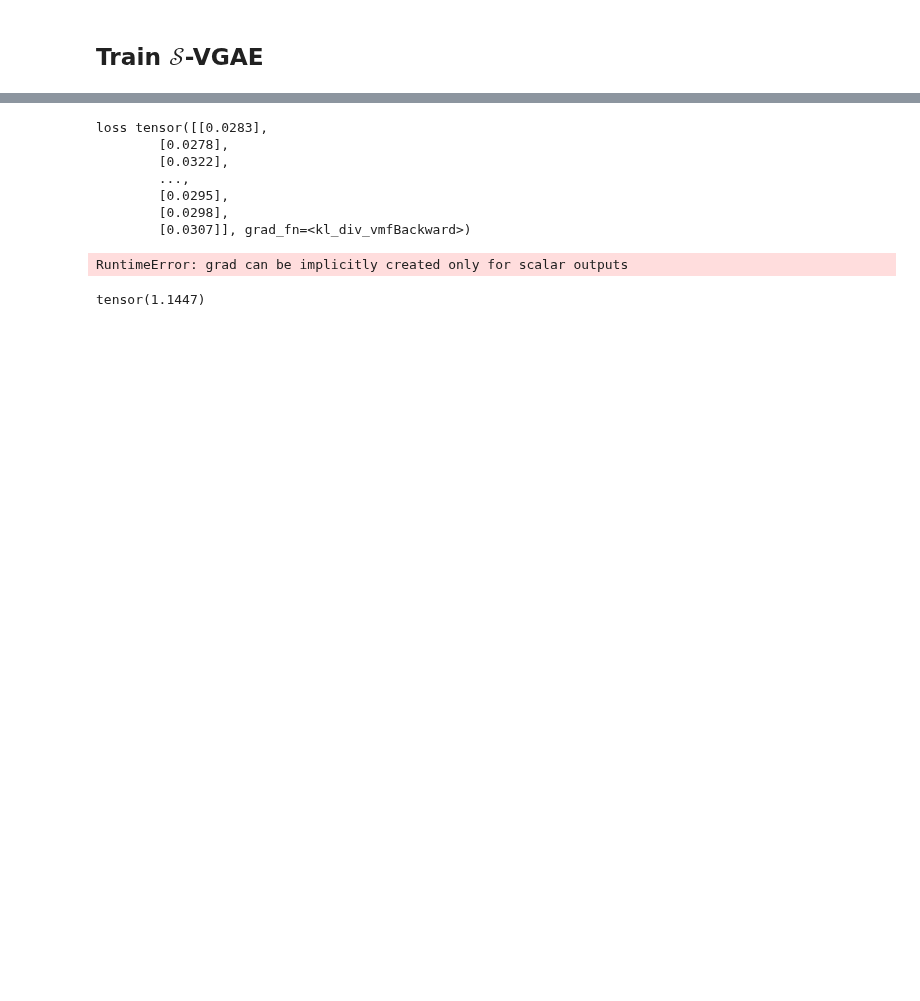
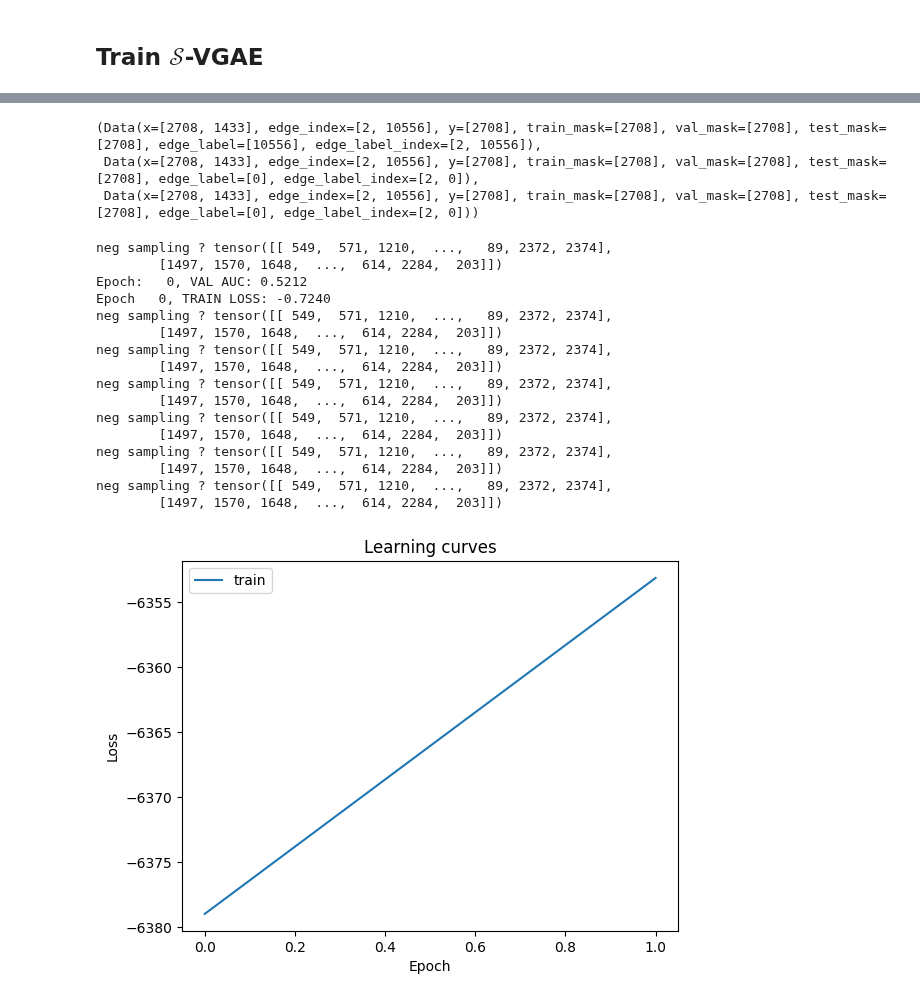
Before and after one commit to vdng9338/projet-compstats-2023, a Jupyter notebook: Code/training.ipynb, the cells around one changed output, grey strips where cells are left out. Drawn from its saved outputs; the diff is of its cells as text; code cells hidden in the pictures; blank space fills up the shorter version.

Commit message:
begin train vMF (degugging)

```diff
--- a/Code/training.ipynb
+++ b/Code/training.ipynb
@@ -76,5 +73,5 @@ tensor([[ 1.0000,  0.1624,  0.0029,  ..., -0.0420, -0.1526, -0.1205],
 # %%
-num_epochs = 2
+num_epochs = 200
 lr = 0.01
 optimizer = torch.optim.Adam(s_vgae.parameters(), lr=lr)
 # %% [markdown]
@@ -82,6 +85,14 @@ optimizer = torch.optim.Adam(s_vgae.parameters(), lr=lr)
+# %%
+neg_sampling(dataset[0])
+# %% [output]
+(Data(x=[2708, 1433], edge_index=[2, 10556], y=[2708], train_mask=[2708], val_mask=[2708], test_mask=[2708], edge_label=[10556], edge_label_index=[2, 10556]),
+ Data(x=[2708, 1433], edge_index=[2, 10556], y=[2708], train_mask=[2708], val_mask=[2708], test_mask=[2708], edge_label=[0], edge_label_index=[2, 0]),
+ Data(x=[2708, 1433], edge_index=[2, 10556], y=[2708], train_mask=[2708], val_mask=[2708], test_mask=[2708], edge_label=[0], edge_label_index=[2, 0]))
 # %%
-log_loss = []
-
+log_loss = {'train': [] }
+log_metrics = {'val_auc' : [],
+               'val_ap' : []}
+# neg_sampling = RandomLinkSplit(num_val=0., num_test=0., is_undirected=True, split_labels=False, add_negative_train_samples=True)
 for epoch in range(num_epochs):
     kl = kl_div_vmf.apply
 
@@ -89,28 +100,55 @@ for epoch in range(num_epochs):
 
     output, mus, logkappas = s_vgae(train_data.x.to(device), train_data.edge_label_index.to(device) )
     kappas = torch.exp(logkappas)
-    loss = kl(mus, kappas)
-    print('loss', loss)
+    loss = reconstruction_loss(output, train_data.edge_label_index, train_data.edge_label) -kl(mus, kappas)
+
     loss.backward()
 
     optimizer.step()
 
     with torch.no_grad():
-    #     output_val, mus_val, logkappas_val = s_vgae
-        log_loss.append(loss.item())
+        print('neg sampling ?', train_data.edge_label_index[:10])
+        out_val, mus_val, logkappas_val = s_vgae(val_data.x.to(device), val_data.edge_label_index.to(device))
+        edge_probs_val = get_edge_probs(out_val, val_data.edge_label_index)
+        log_metrics['val_auc'].append(roc_auc_score(val_data.edge_label, edge_probs_val))
+        log_metrics['val_ap'].append(average_precision_score(val_data.edge_label, edge_probs_val))
+        log_loss['train'].append(loss.item())
+
+    if epoch % 10 == 0:
+        print('Epoch: {:3d}, VAL AUC: {:.4f}'.format(epoch, log_metrics['val_auc'][-1]))
+        print(f'Epoch {epoch:3d}, TRAIN LOSS: {loss.item():.4f}')
+
+    # # negative sampling
+    # train_data, _, _ =
 # %% [output]
-loss tensor([[0.0283],
-        [0.0278],
-        [0.0322],
-        ...,
-        [0.0295],
-        [0.0298],
-        [0.0307]], grad_fn=<kl_div_vmfBackward>)
+neg sampling ? tensor([[ 549,  571, 1210,  ...,   89, 2372, 2374],
+        [1497, 1570, 1648,  ...,  614, 2284,  203]])
+Epoch:   0, VAL AUC: 0.5212
+Epoch   0, TRAIN LOSS: -0.7240
+neg sampling ? tensor([[ 549,  571, 1210,  ...,   89, 2372, 2374],
+        [1497, 1570, 1648,  ...,  614, 2284,  203]])
+neg sampling ? tensor([[ 549,  571, 1210,  ...,   89, 2372, 2374],
+        [1497, 1570, 1648,  ...,  614, 2284,  203]])
+neg sampling ? tensor([[ 549,  571, 1210,  ...,   89, 2372, 2374],
+        [1497, 1570, 1648,  ...,  614, 2284,  203]])
+neg sampling ? tensor([[ 549,  571, 1210,  ...,   89, 2372, 2374],
+        [1497, 1570, 1648,  ...,  614, 2284,  203]])
+neg sampling ? tensor([[ 549,  571, 1210,  ...,   89, 2372, 2374],
+        [1497, 1570, 1648,  ...,  614, 2284,  203]])
+neg sampling ? tensor([[ 549,  571, 1210,  ...,   89, 2372, 2374],
+        [1497, 1570, 1648,  ...,  614, 2284,  203]])
-RuntimeError: grad can be implicitly created only for scalar outputs
-# %%
-torch.log(torch.tensor(torch.pi))
-# %% [output]
-tensor(1.1447)
-# %%
-def plot_curves(log_loss):
-    fig = plt.figure()
+# %%
+def plot_curves(log_loss):
+    fig, ax = plt.subplots()
+
+    ax.plot(log_loss['train'], label='train')
+    ax.set_xlabel('Epoch')
+    ax.set_ylabel('Loss')
+    ax.legend()
+    ax.set_title('Learning curves')
+
+    plt.show()
+# %%
+plot_curves(log_loss)
+# %% [output]
+[figure, added]
```
Also changed, not shown: parts of 9 cells of this notebook, 2 other files.
